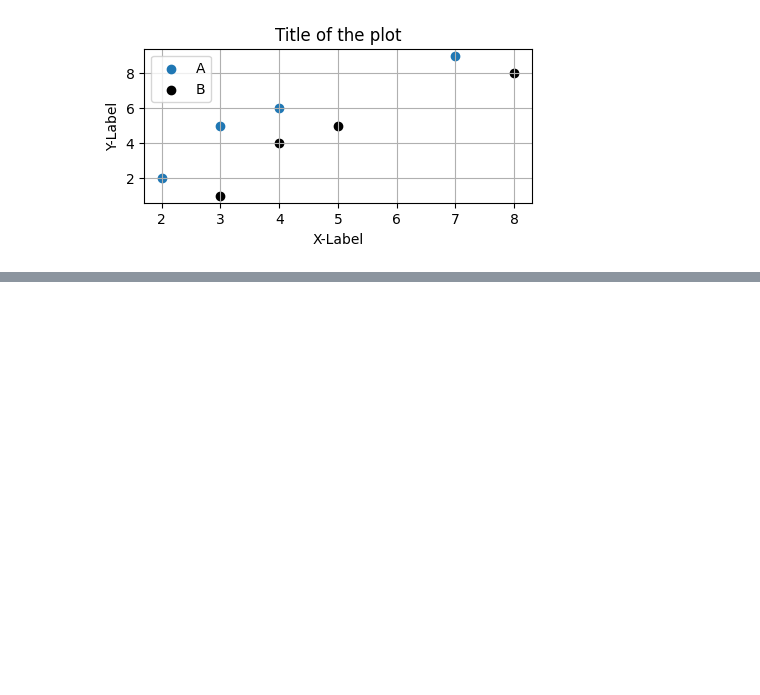
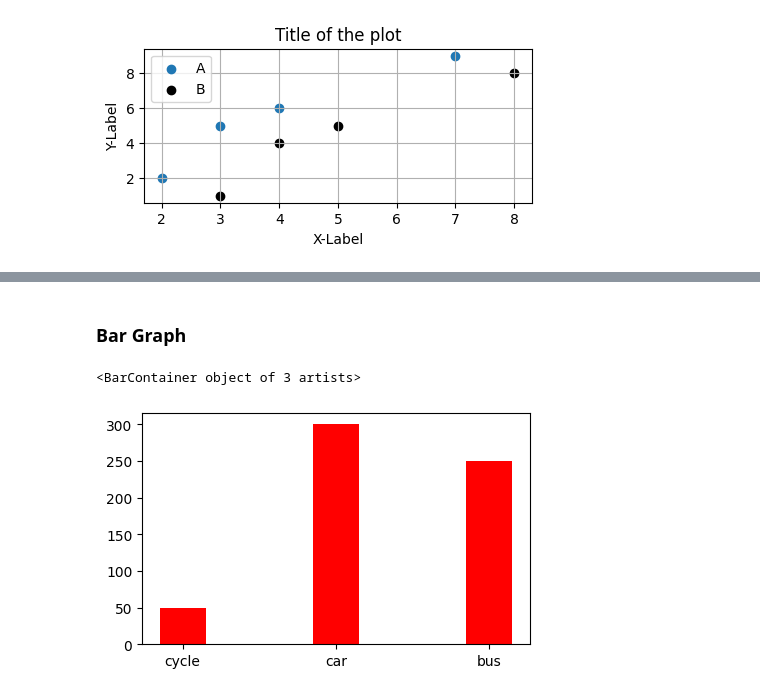
Before and after one commit to janak37/demo, a Jupyter notebook: 18.matplotlib.ipynb, the cells around one changed output, grey strips where cells are left out. Saved outputs shown, nothing was run; the diff lists cells and outputs as text; code cells hidden in the pictures; blank space fills up the shorter version.

```diff
--- a/18.matplotlib.ipynb
+++ b/18.matplotlib.ipynb
@@ -30,0 +60,11 @@ plt.grid(axis='both')
+# %% [markdown]
+### Bar Graph
+# %%
+labels = ['cycle', 'car', 'bus']
+price_in_k = [50, 300, 250]
+
+plt.figure(figsize= (5, 3))
+plt.bar(labels, price_in_k, color='red', width= 0.3)
+# %% [output]
+<BarContainer object of 3 artists>
+[figure, added]
```
Also changed, not shown: parts of 9 cells of this notebook.
